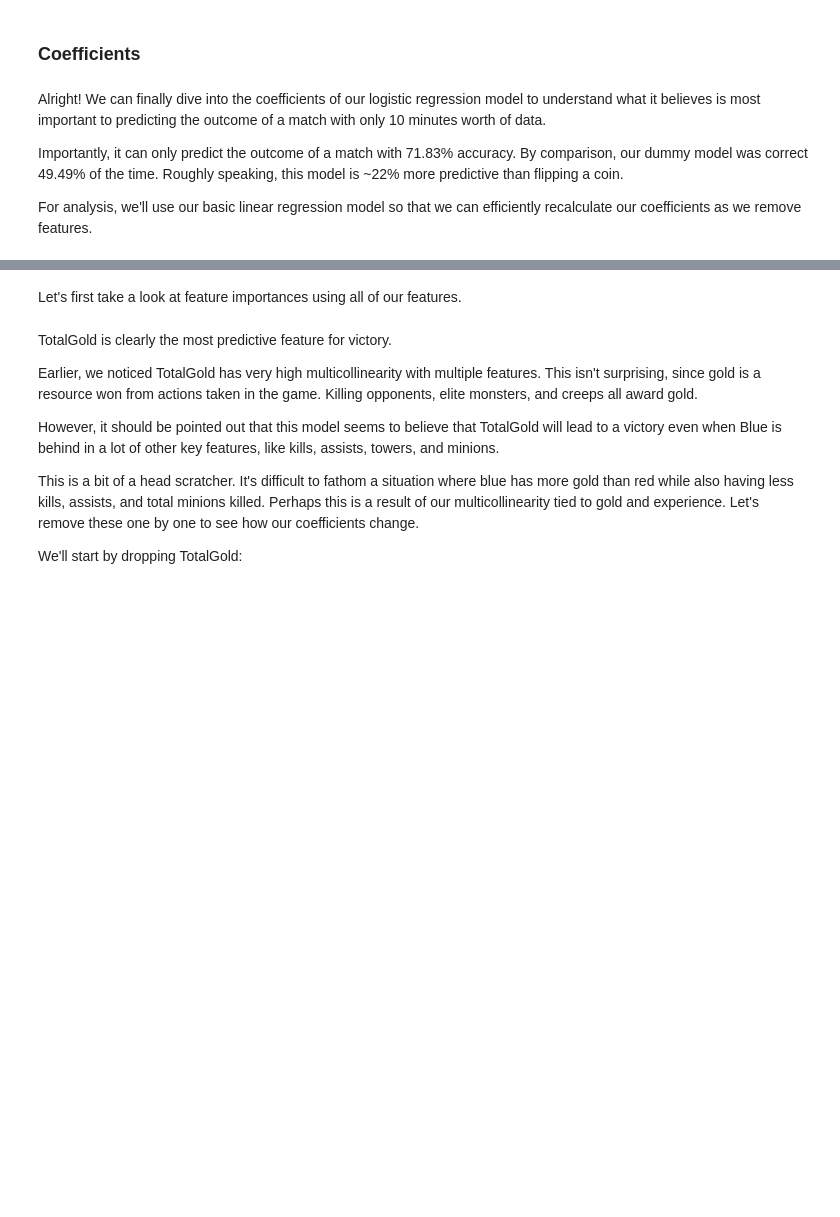
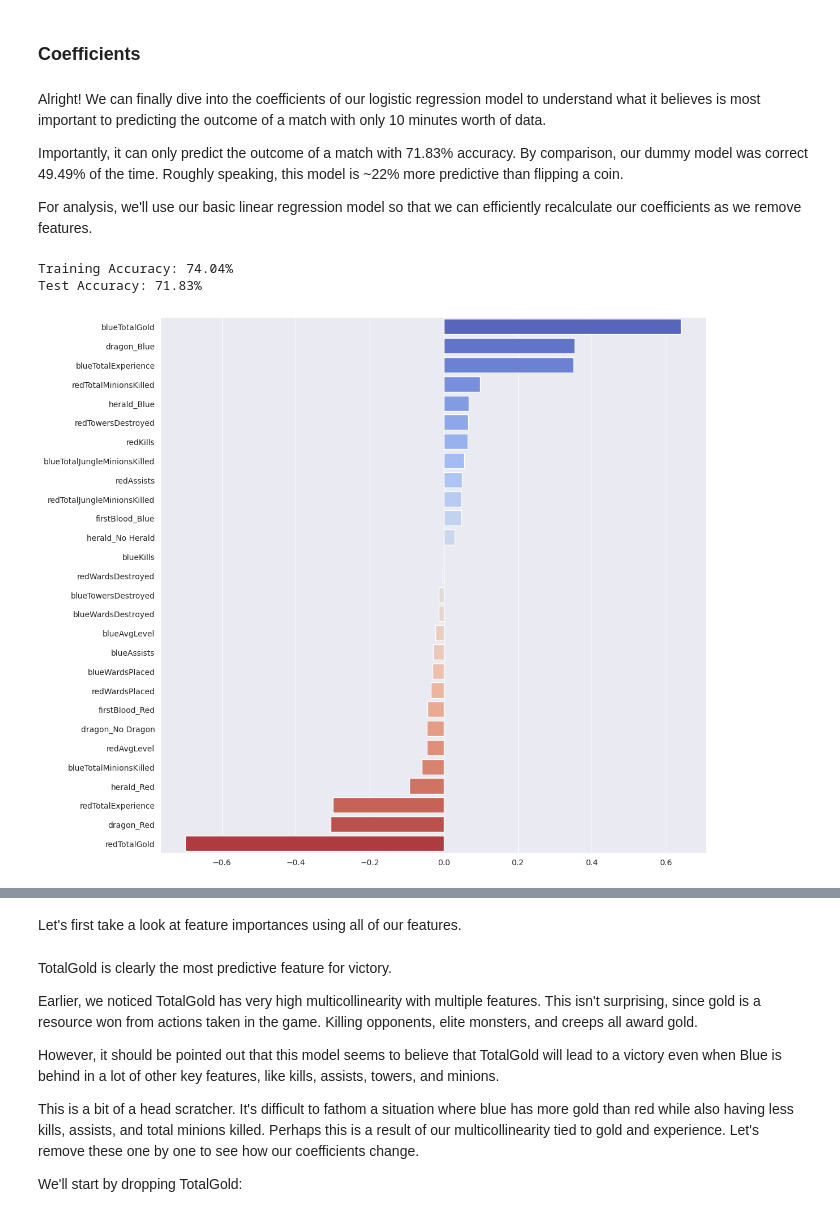
Before and after one commit to Drymander/League-of-Legends-Victory-Classification, a Jupyter notebook: Johnny Dryman - Phase 3 Project Notebook.ipynb, the cells around one changed output, grey strips where cells are left out. Saved outputs shown, nothing was run; the diff lists cells and outputs as text; code cells hidden in the pictures; blank space fills up the shorter version.

```diff
--- a/Johnny Dryman - Phase 3 Project Notebook.ipynb
+++ b/Johnny Dryman - Phase 3 Project Notebook.ipynb
@@ -730,4 +747,36 @@ Alright!  We can finally dive into the coefficients of our logistic regression m
 Importantly, it can only predict the outcome of a match with 71.83% accuracy.  By comparison, our dummy model was correct 49.49% of the time.  Roughly speaking, this model is ~22% more predictive than flipping a coin.
 
 For analysis, we'll use our basic linear regression model so that we can efficiently recalculate our coefficients as we remove features.
+# %%
+# Create coefficient graph function
+
+# Uncomment line below to create images for presentation
+# sns.set_context('talk')
+
+def plot_coefficients(model, X_train, X_test, y_train=y_train, y_test=y_test, filename='image'):
+
+    # Instantiate and train new model
+#     model = LogisticRegression(random_state=8)
+#     model.fit(X_train, y_train)
+
+    # Create a list of coefficients
+    coeffs = pd.Series(model.coef_.flatten(), index=X_train.columns).sort_values(ascending=False)
+
+    # Display accuracy of newly trained model
+    model_accuracy(model, X_train=X_train, y_train=y_train, X_test=X_test, y_test=y_test)
+
+    # Create coefficients plot
+    with sns.axes_style("darkgrid"):
+        plt.figure(figsize=(12, 10))
+        ax = sns.barplot(x=coeffs, y=coeffs.index, palette='coolwarm')
+
+    # Save image
+    plt.tight_layout()
+    plt.savefig(f'images/{str(filename)}.png')
+
+plot_coefficients(model_log, X_train, X_test, filename='coef_all')
+# %% [output]
+Training Accuracy: 74.04%
+Test Accuracy: 71.83%
+[figure, added]
 # %%
```
Also changed, not shown: parts of 19 cells of this notebook, 4 other files.
